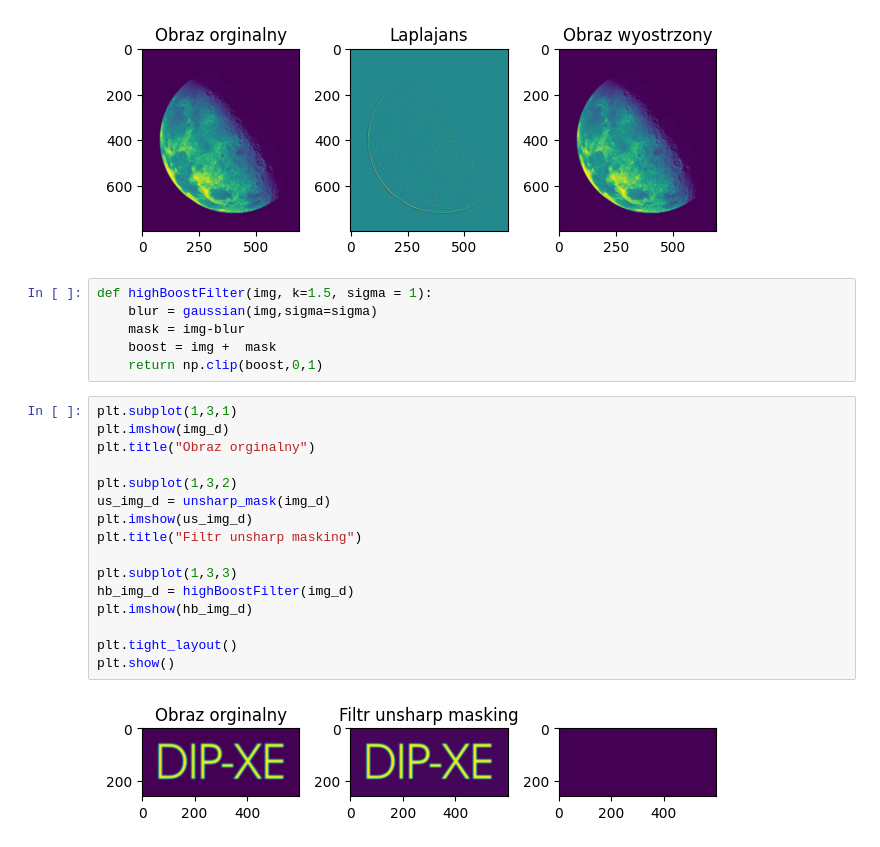
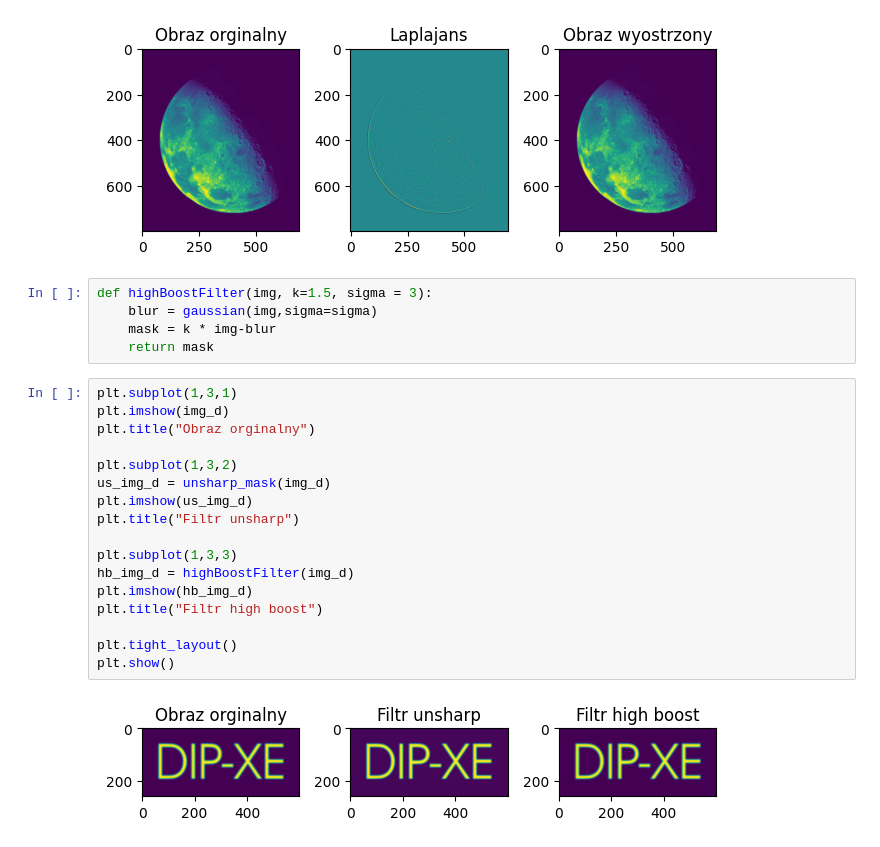
Before and after one commit to krysx7003/CPSO, a Jupyter notebook: Lab2/Cw11.ipynb, the cells around one changed output. Drawn from its saved outputs; the diff is of its cells as text.

```diff
--- a/Lab2/Cw11.ipynb
+++ b/Lab2/Cw11.ipynb
@@ -53,26 +53,26 @@ plt.show()
 # %% [output]
 [figure]
 # %%
-def highBoostFilter(img, k=1.5, sigma = 1):
+def highBoostFilter(img, k=1.5, sigma = 3):
     blur = gaussian(img,sigma=sigma)
-    mask = img-blur
-    boost = img +  mask
-    return np.clip(boost,0,1)
+    mask = k * img-blur
+    return mask
 # %%
 plt.subplot(1,3,1)
 plt.imshow(img_d)
 plt.title("Obraz orginalny")
 
 plt.subplot(1,3,2)
 us_img_d = unsharp_mask(img_d)
 plt.imshow(us_img_d)
-plt.title("Filtr unsharp masking")
+plt.title("Filtr unsharp")
 
 plt.subplot(1,3,3)
 hb_img_d = highBoostFilter(img_d)
 plt.imshow(hb_img_d)
+plt.title("Filtr high boost")
 
 plt.tight_layout()
 plt.show()
 # %% [output]
-[figure, old version]
+[figure, new version]
```
